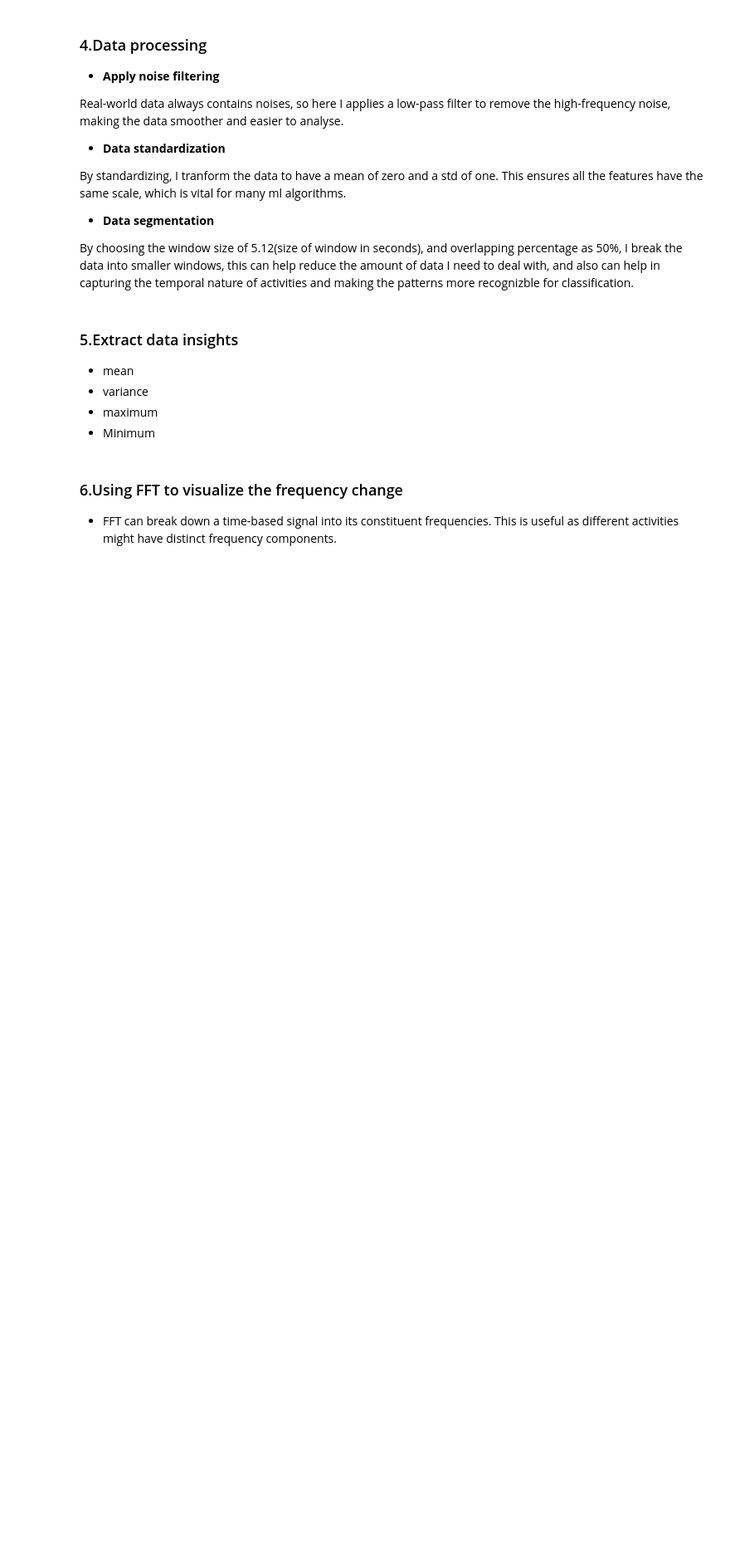
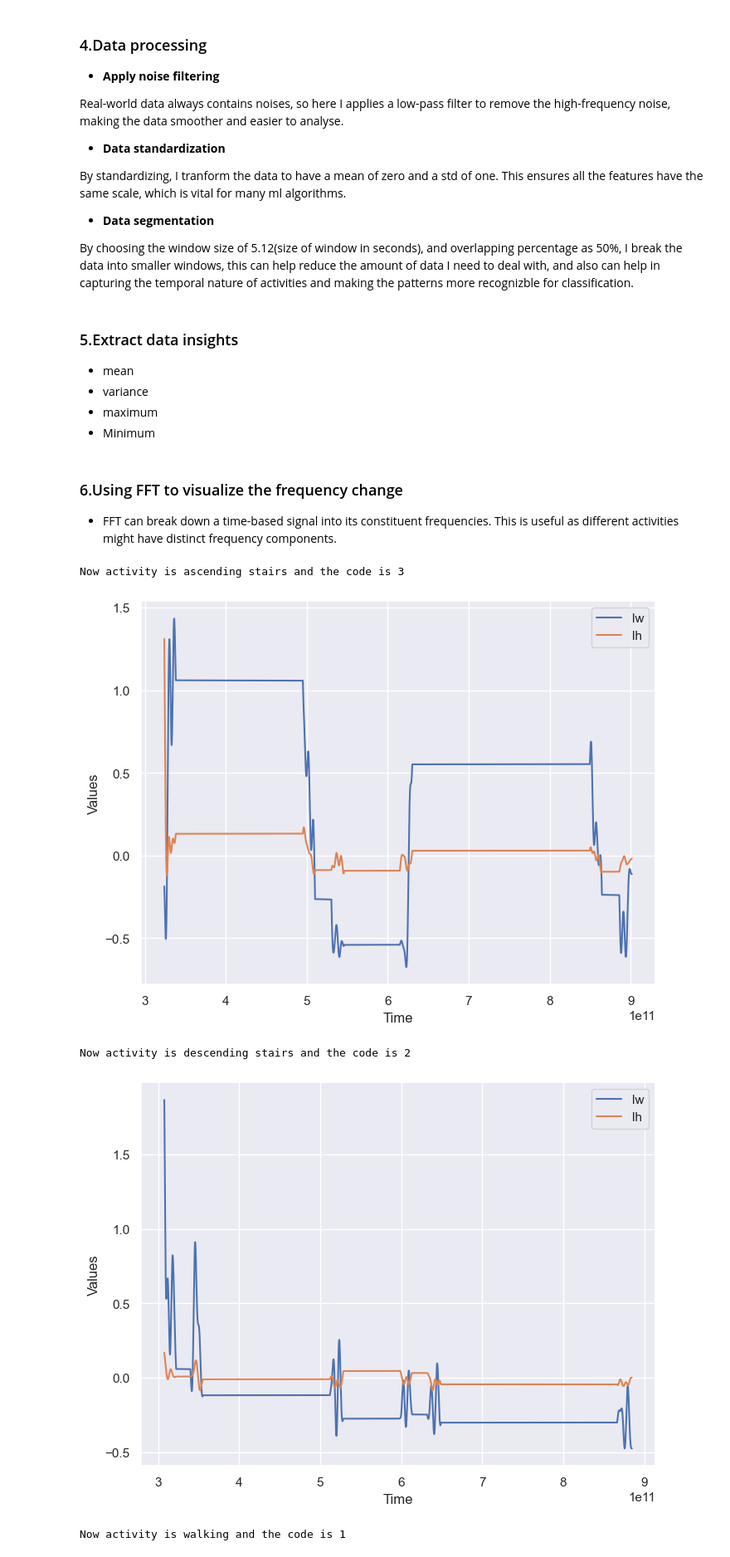
Before and after one commit to yalda-amirsoleymani/har-dataset-processing, a Jupyter notebook: data_preprocessing.ipynb, the cells around one changed output. Shown at 83% size. Drawn from its saved outputs; the diff is of its cells as text; code cells hidden in the pictures; blank space fills up the shorter version.

```diff
--- a/data_preprocessing.ipynb
+++ b/data_preprocessing.ipynb
@@ -387,7 +375,7 @@ def plot_all(df):
 
     variables = {
     'magnitude_0': 'lw',
-    # 'magnitude_1': 'lh',
+    'magnitude_1': 'lh',
     # 'magnitude_2': 'la',
     # 'magnitude_3': 'ra'
 }
@@ -430,17 +418,15 @@ def method_can_do_all(sample_df,activity):
 
     return results
 # %%
-def main():
-    results = []
-    for activity in activity_dict:
-        if activity == "walking" or activity == "descending stairs" or activity =="ascending stairs":
-            print(f"Now activity is {activity} and the code is {activity_dict[activity]}")
-            activity_results = method_can_do_all(sample_df,activity_dict[activity])
-    # Convert results to a DataFrame
-    results_df = pd.DataFrame(results)
-
-    # Save results to a CSV file
-    results_df.to_csv('statistical_resultsid.id1c7e64ad.csv', index=False)
-
-    # Display results as a table
-    # print(results_df)
+results = []
+for activity in activity_dict:
+    if activity == "walking" or activity == "descending stairs" or activity =="ascending stairs":
+        print(f"Now activity is {activity} and the code is {activity_dict[activity]}")
+        activity_results = method_can_do_all(sample_df,activity_dict[activity])
+        results.append(activity_results)
+# %% [output]
+Now activity is ascending stairs and the code is 3
+[figure, added]
+Now activity is descending stairs and the code is 2
+[figure, added]
+Now activity is walking and the code is 1
```
Also changed, not shown: parts of 18 cells of this notebook.
